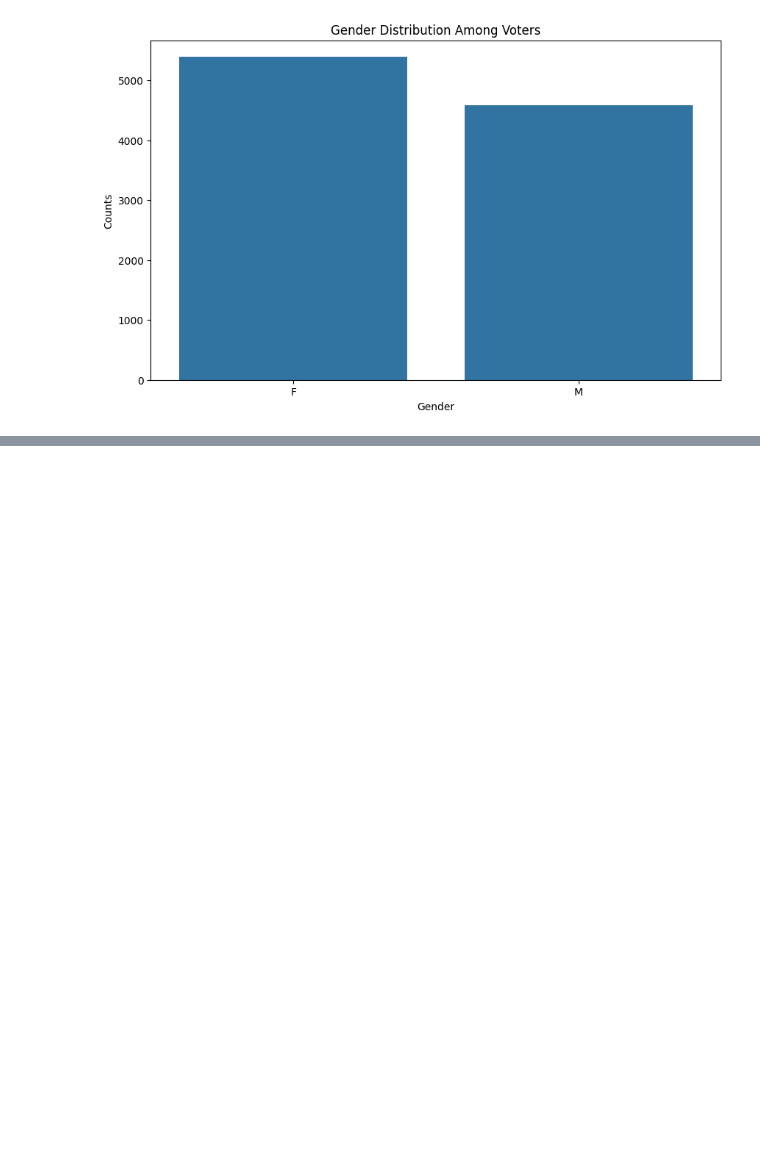
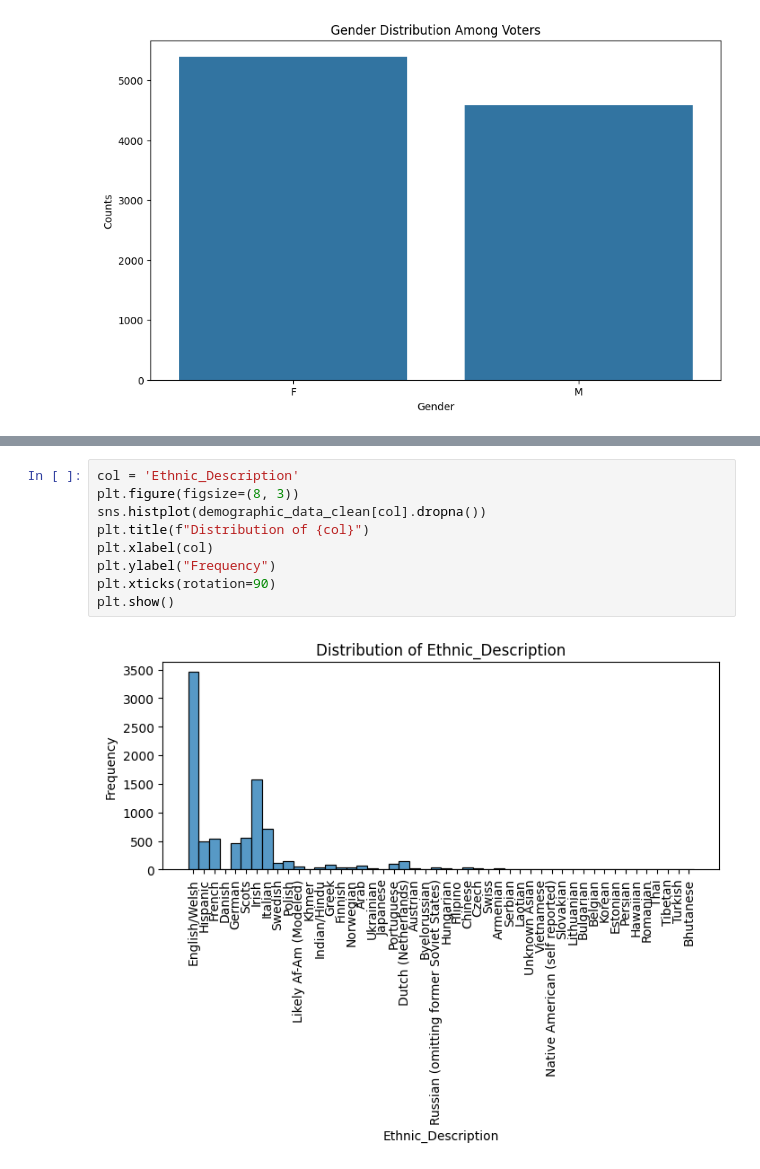
Before and after one commit to BU-Spark/ds-boston-permitting, a Jupyter notebook: fa23-team-c/Code/voting.ipynb, the cells around one changed output, grey strips where cells are left out. Saved outputs shown, nothing was run; the diff lists cells and outputs as text; blank space fills up the shorter version.

```diff
--- a/fa23-team-c/Code/voting.ipynb
+++ b/fa23-team-c/Code/voting.ipynb
@@ -123,0 +169,11 @@ max                                     NaN
+# %%
+col = 'Ethnic_Description'
+plt.figure(figsize=(8, 3))
+sns.histplot(demographic_data_clean[col].dropna())
+plt.title(f"Distribution of {col}")
+plt.xlabel(col)
+plt.ylabel("Frequency")
+plt.xticks(rotation=90)
+plt.show()
+# %% [output]
+[figure, added]
```
Also changed, not shown: parts of 5 cells of this notebook.
